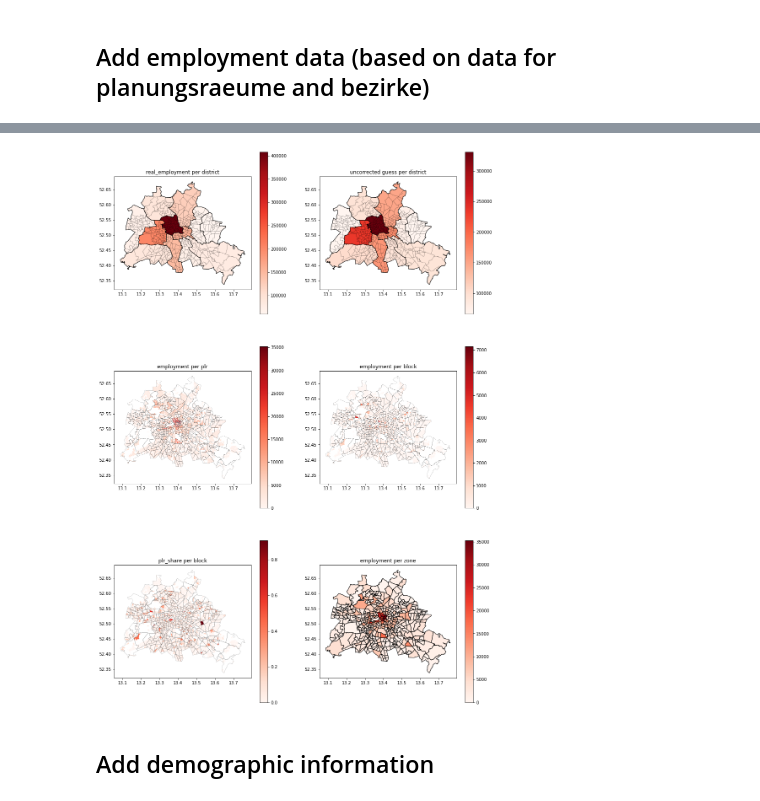
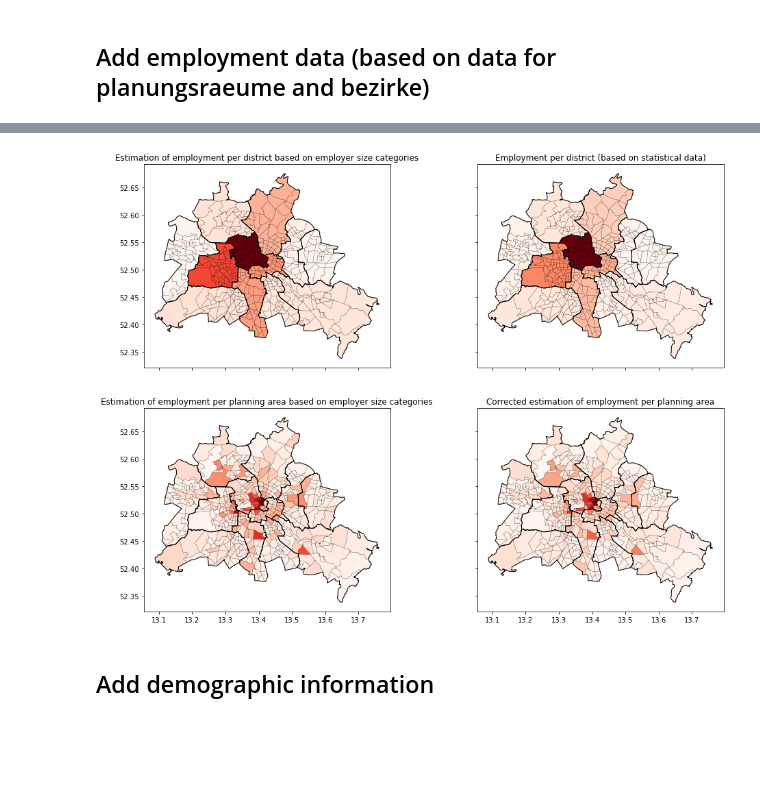
Before and after one commit to maximylius/quetzal_berlin, a Jupyter notebook: notebooks/best_version/101_p_create_zones.ipynb, the cells around one changed output, grey strips where cells are left out. Saved outputs shown, nothing was run; the diff lists cells and outputs as text; code cells hidden in the pictures; blank space fills up the shorter version.

```diff
--- a/notebooks/best_version/101_p_create_zones.ipynb
+++ b/notebooks/best_version/101_p_create_zones.ipynb
@@ -451,11 +454,11 @@ plr['Bezirk'] = [employment['Bezirk'][employment['broker Dow'] == int(p)].iloc[0
 
 # create guess for total employment per plr: 2/3 lower bound + 1/3 upper bound
 employment['guess'] = \
-    employment['0 bis unter 10'] * (0*2+10*1)/3 + \
-    employment['10 bis unter 50'] * (10*2+50*1)/3 + \
-    employment['50 bis unter 250'] * (50*2+250*1)/3 + \
-    employment['250 und mehr'] * (250*2+300*1)/3
-
+    employment['0 bis unter 10'] * (0*80+10*20)/100 + \
+    employment['10 bis unter 50'] * (10*60+50*40)/100 + \
+    employment['50 bis unter 250'] * (50*60+250*40)/100 + \
+    employment['250 und mehr'] * (250*60+300*40)/100
+print('0 bis unter 10:', (0*80+10*20)/100, '10 bis unter 50:', (10*60+50*40)/100, '50 bis unter 250:', (50*60+250*40)/100, '250 und mehr:',(250*60+300*40)/100)
 # create bezirke gdf based on information of employment data
 bezirke = gpd.GeoDataFrame(
     {'Bezirk': employment['Bezirk'].unique()},
@@ -465,7 +468,7 @@ bezirke = gpd.GeoDataFrame(
 bezirke['guess_sum'] = [sum(employment['guess'][employment['Bezirk']==b]) for b in bezirke['Bezirk']]
 bezirke['real_employment'] = [employment['Beschaeftige Bezirk'][employment['Bezirk']==b].iloc[0] for b in bezirke['Bezirk']]
 bezirke['correction_factor'] = bezirke['real_employment'] / bezirke['guess_sum']
-print('correction_factor', [round(x,2) for x in bezirke['correction_factor']])
+print('correction_factor', [round(x,2) for x in bezirke['correction_factor']], sum([round(x,2) for x in bezirke['correction_factor']])/len(bezirke))
 
 # apply correction factor to guess
 employment['corrected_guess'] = employment.apply(lambda row: (row['guess'] * bezirke['correction_factor'][bezirke['Bezirk'] == row['Bezirk']]).iloc[0], axis=1)
@@ -497,39 +500,43 @@ plr not included: ['04020314']
 # now obtain employment guess for each block
 blocks['plr_employment'] = [employment['corrected_guess'][employment['broker Dow']==int(p)].iloc[0] if not p==None else 0 for p in blocks['plr']]
 blocks['employment'] = blocks['plr_employment'] * blocks['plr_share']
-
+blocks['plr_employment_guess'] = [employment['guess'][employment['broker Dow']==int(p)].iloc[0] if not p==None else 0 for p in blocks['plr']]
+blocks['employment_guess'] = blocks['plr_employment_guess'] * blocks['plr_share']
 # now sum data from building block level to zone level
 sm.zones['emp'] = [sum(blocks['employment'][blocks['zone']==i]) for i in sm.zones.index]
+sm.zones['emp_guess'] = [sum(blocks['employment_guess'][blocks['zone']==i]) for i in sm.zones.index]
 # %%
 if show_plots:
     # this plot should be adapted to show the process. it could show the following:
     # employment data by district (Bezirk)
     # guess based on companies for plr
     # corrected guess for plr
     # employment per building
     # employment per zone
 
-    fig, ax = plt.subplots(3, 2, figsize=(16,24))
-    bezirke.plot(ax=ax.flat[0], column='real_employment', cmap="Reds", legend=True, edgecolor="black", linewidth=1)
-    bezirke.plot(ax=ax.flat[1], column='guess_sum', cmap="Reds", legend=True, edgecolor="black", linewidth=1)
-    blocks.plot(ax=ax.flat[2], column='plr_employment', cmap="Reds", legend=True)
-    blocks.plot(ax=ax.flat[3], column='employment', cmap="Reds", legend=True)
-    blocks.plot(ax=ax.flat[4], column='plr_share', cmap="Reds", legend=True)
-    sm.zones.plot(ax=ax.flat[5], column='emp', cmap="Reds", legend=True, edgecolor="black", linewidth=1)
+    fig, ax = plt.subplots(2, 2, figsize=(16,12), sharex='all', sharey='all')
+
+    bezirke.plot(ax=ax.flat[0], column='guess_sum', cmap="Reds", legend=False)
+    bezirke.plot(ax=ax.flat[1], column='real_employment', cmap="Reds", legend=False)
+    sm.zones.plot(ax=ax.flat[2], column='emp_guess', cmap="Reds", legend=False)
+    sm.zones.plot(ax=ax.flat[3], column='emp', cmap="Reds", legend=False)
+
     plr.plot(ax=ax.flat[0], color='None', edgecolor="black", linewidth=0.15)
     plr.plot(ax=ax.flat[1], color='None', edgecolor="black", linewidth=0.15)
     plr.plot(ax=ax.flat[2], color='None', edgecolor="black", linewidth=0.15)
     plr.plot(ax=ax.flat[3], color='None', edgecolor="black", linewidth=0.15)
-    plr.plot(ax=ax.flat[4], color='None', edgecolor="black", linewidth=0.15)
-    plr.plot(ax=ax.flat[5], color='None', edgecolor="black", linewidth=0.15)
-    ax.flat[0].set_title("real_employment per district")
-    ax.flat[1].set_title("uncorrected guess per district")
-    ax.flat[2].set_title("employment per plr")
-    ax.flat[3].set_title("employment per block")
-    ax.flat[4].set_title("plr_share per block")
-    ax.flat[5].set_title("employment per zone")
+
+    bezirke.plot(ax=ax.flat[0], color='None', edgecolor="black", linewidth=1)
+    bezirke.plot(ax=ax.flat[1], color='None', edgecolor="black", linewidth=1)
+    bezirke.plot(ax=ax.flat[2], color='None', edgecolor="black", linewidth=1)
+    bezirke.plot(ax=ax.flat[3], color='None', edgecolor="black", linewidth=1)
+
+    ax.flat[0].set_title("Estimation of employment per district based on employer size categories")
+    ax.flat[1].set_title("Employment per district (based on statistical data)")
+    ax.flat[2].set_title("Estimation of employment per planning area based on employer size categories")
+    ax.flat[3].set_title("Corrected estimation of employment per planning area")
 # %% [output]
-[figure, old version]
+[figure, new version]
 # %% [markdown]
 ## Add demographic information
 # %%
```
Also changed, not shown: parts of 9 cells of this notebook, 26 other files.
